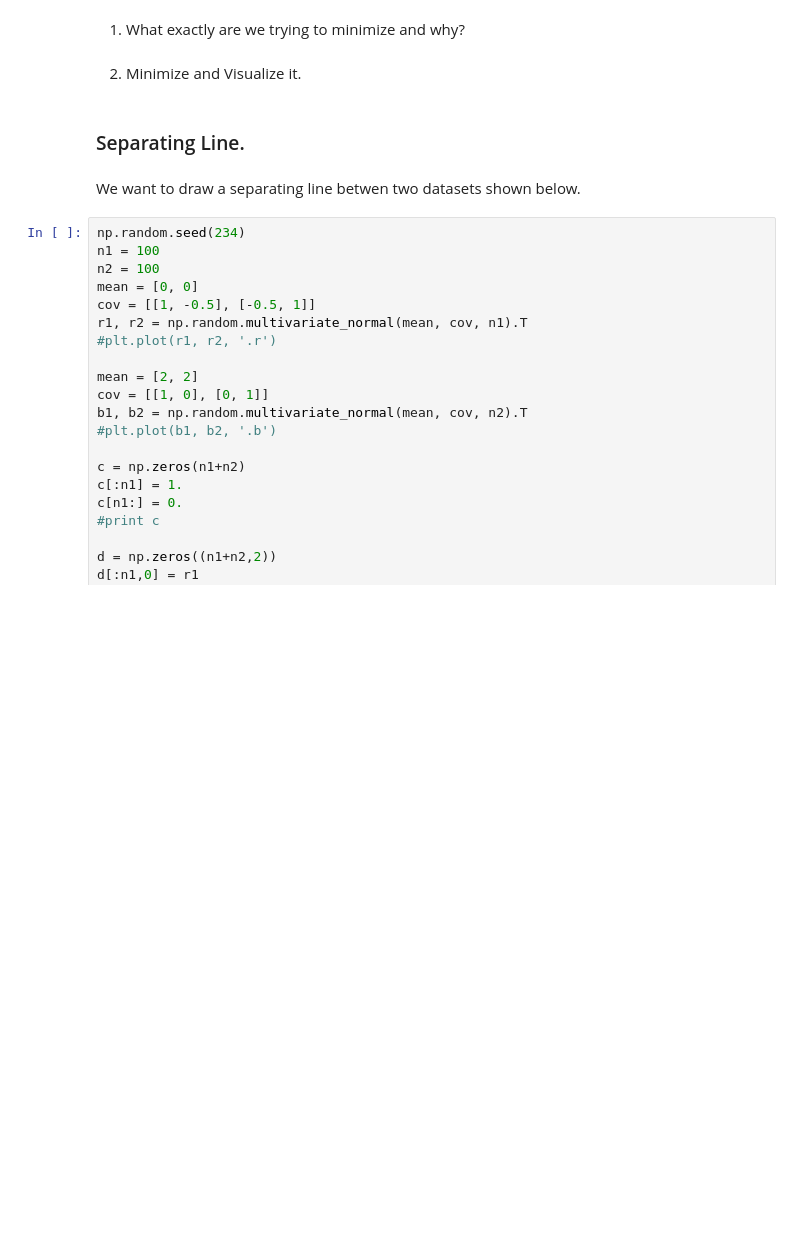
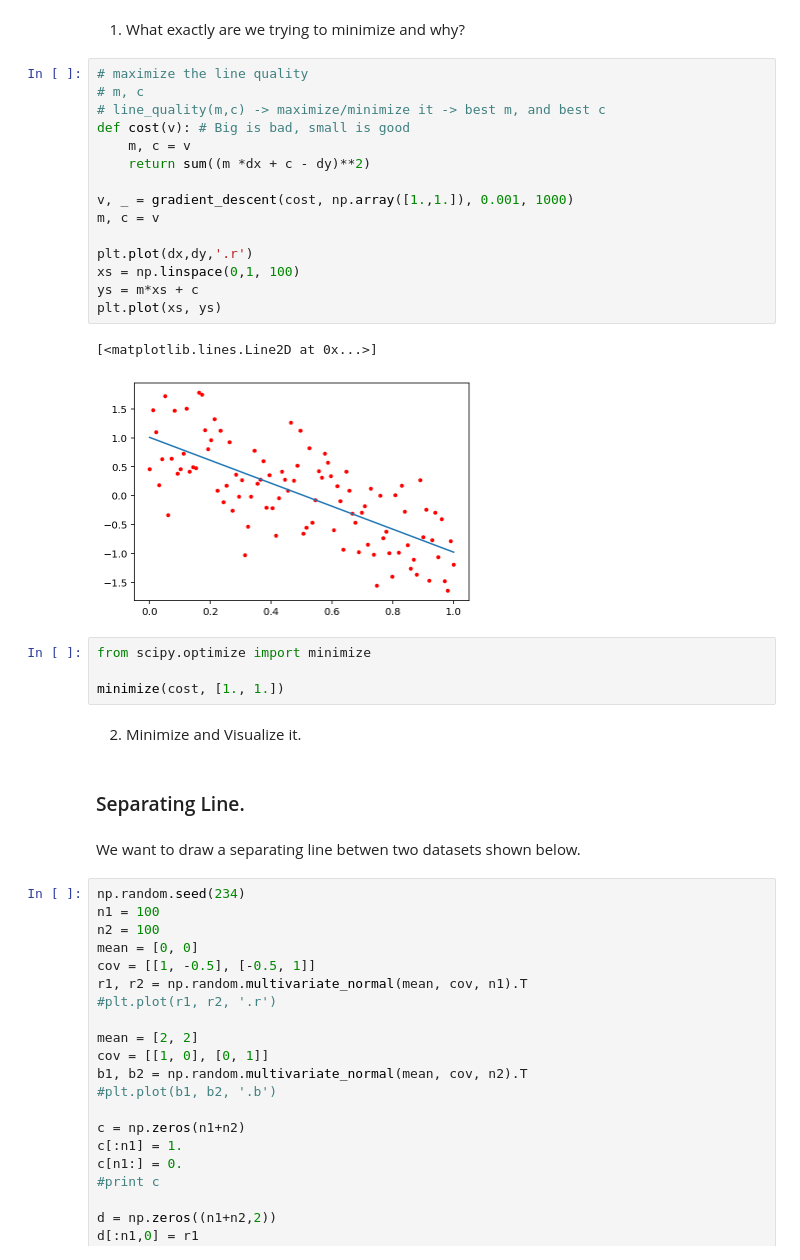
Before and after one commit to MUIC-Numerical-Methods-2018/Exercise-5, a Jupyter notebook: 05 Gradient Descent.ipynb, the cells around one changed output. Drawn from its saved outputs; the diff is of its cells as text; blank space fills up the shorter version.

```diff
--- a/05 Gradient Descent.ipynb
+++ b/05 Gradient Descent.ipynb
@@ -232,5 +232,27 @@ plt.plot(dx,dy,'.r')
 # %% [markdown]
 1) What exactly are we trying to minimize and why?
+# %%
+# maximize the line quality
+# m, c
+# line_quality(m,c) -> maximize/minimize it -> best m, and best c
+def cost(v): # Big is bad, small is good
+    m, c = v
+    return sum((m *dx + c - dy)**2)
+
+v, _ = gradient_descent(cost, np.array([1.,1.]), 0.001, 1000)
+m, c = v
+
+plt.plot(dx,dy,'.r')
+xs = np.linspace(0,1, 100)
+ys = m*xs + c
+plt.plot(xs, ys)
+# %% [output]
+[<matplotlib.lines.Line2D at 0x...>]
+[figure, added]
+# %%
+from scipy.optimize import minimize
+
+minimize(cost, [1., 1.])
 # %% [markdown]
 2) Minimize and Visualize it.
 # %% [markdown]
```
Also changed, not shown: parts of 2 cells of this notebook.
